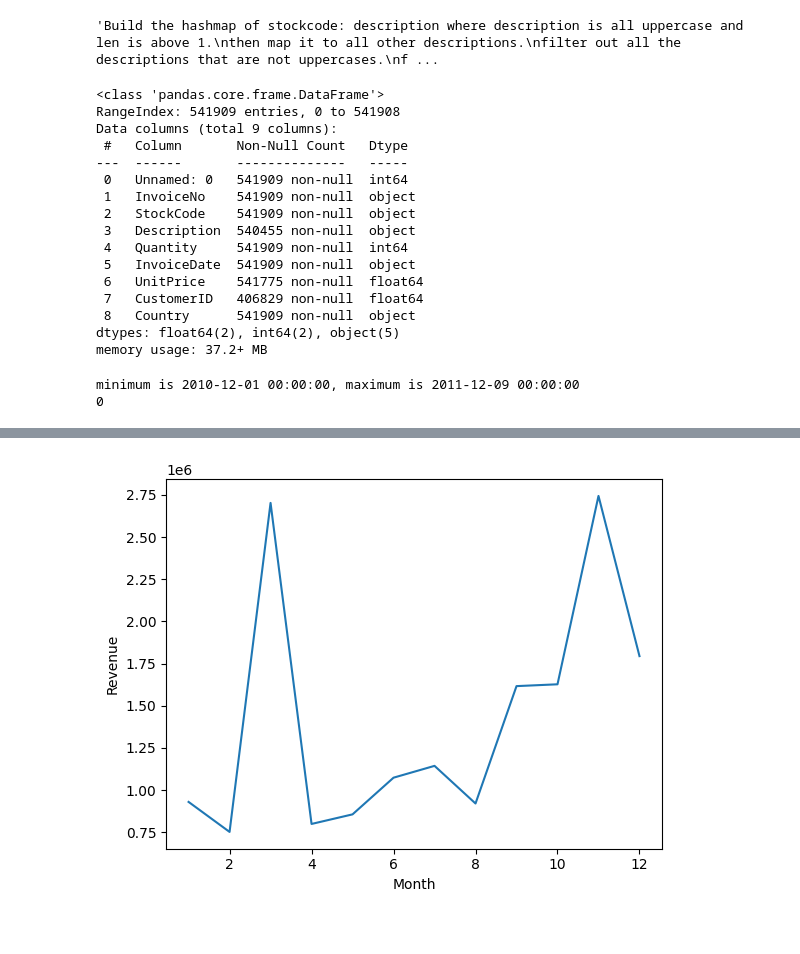
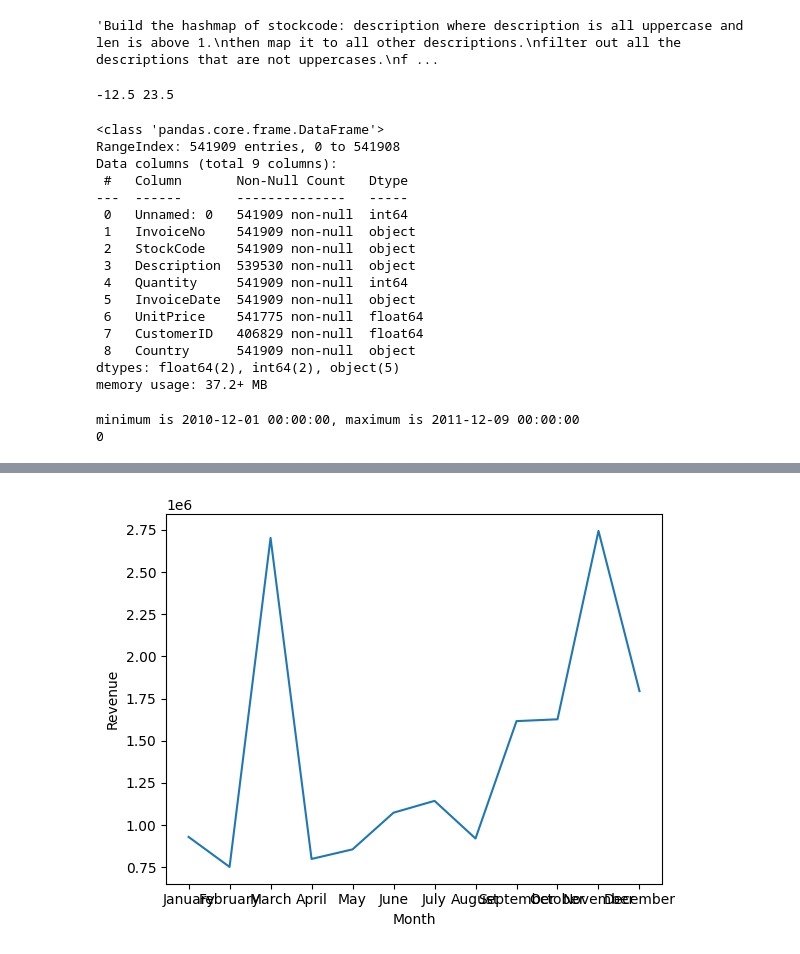
Before and after one commit to Letjoi/ONLINE_RETAIL_ANALYSIS, a Jupyter notebook: python_data_analysis.ipynb, the cells around one changed output, grey strips where cells are left out. Cells and saved outputs as stored; diff of their text form; code cells hidden in the pictures.

Commit message:
price and description mapping code written

```diff
--- a/python_data_analysis.ipynb
+++ b/python_data_analysis.ipynb
@@ -30,23 +30,33 @@ So we can do the following,
 'Build the hashmap of stockcode: description where description is all uppercase and len is above 1.\nthen map it to all other descriptions.\nfilter out all the descriptions that are not uppercases.\nf ...
 # %%
 #Fishing_out outliers
+def outlier_filter(*series_1) -> tuple:
+    '''Finds outlier for numerical Pandas Series of type float and int.
+    Returns:
+            Tuple(lower_bound, upper_bound) whereby lower bound can be found using oulier_filter('x')[0]
+            and upper bound can be found using oulier_filter('x')[1]'''
+    upper = np.quantile(series_1, 0.75)
+    lower = np.quantile(series_1, 0.25)
+    iqr = upper - lower
+    lower_bound = lower - 1.5*iqr
+    upper_bound = upper + 1.5*iqr
+    return (lower_bound, upper_bound)
 
-df_neg = df[df['Quantity'] <= 0]
-df_pos = df[df['Quantity'] > 0]
 
-upper_bound_quantity = np.quantile(df.Quantity, 0.75)
-lower_bound_quantity = np.quantile(df.Quantity, 0.25)
-upper_bound_price = np.quantile(df.UnitPrice, 0.75)
-lower_bound_price = np.quantile(df.UnitPrice, 0.25)
+q1, q2 =  outlier_filter(df.loc[lambda x: x['Quantity'] > 0, ['Quantity']])
 
-quantity_iqr = upper_bound_quantity - lower_bound_quantity
-price_iqr = upper_bound_price - lower_bound_price
-
-#print(f' quantity negatives are {len(df[df['Quantity'] < 0] )}')
-#print(f' unit price negatives are {len(df[df['UnitPrice'] < 0])}')
+print(q1,q2)
+# %% [output]
+-12.5 23.5
 # %%
+clean_description = df[df['Description'].notna() & df['Description'].str.isupper()]
+#stock_description_dict_2 = clean_description[clean_description.loc[clean_description['Description'].str.isupper(), ['StockCode', 'Description']]]
+stock_description_dict = dict(zip(clean_description.StockCode, clean_description.Description))
+
+df['Description'] = df.StockCode.map(stock_description_dict)
 df.info()
-#description_caps = [str(i) for i in df['Description'].str.strip if all(i.upper())]
+
+errored_df = df[df['Description'].isna()]
 # %% [output]
 <class 'pandas.core.frame.DataFrame'>
 RangeIndex: 541909 entries, 0 to 541908
@@ -56,7 +66,7 @@ Data columns (total 9 columns):
  0   Unnamed: 0   541909 non-null  int64
  1   InvoiceNo    541909 non-null  object
  2   StockCode    541909 non-null  object
- 3   Description  540455 non-null  object
+ 3   Description  539530 non-null  object
  4   Quantity     541909 non-null  int64
  5   InvoiceDate  541909 non-null  object
  6   UnitPrice    541775 non-null  float64
@@ -110,11 +120,13 @@ print(df.Month)
 Name: Month, Length: 541909, dtype: category
 Categories (12, object): ['January' < 'February' < 'March' < 'April' ... 'September' < 'October' < 'November' < 'December']
 # %%
+revenue_per_month = df.groupby('Month', observed= False)['Revenue'].sum().reset_index()
+
 import seaborn as sns
 import matplotlib.pyplot as plt
 
 sns.lineplot(data = revenue_per_month, x= 'Month', y= 'Revenue')
 plt.show()
 # %% [output]
-[figure, old version]
+[figure, new version]
 # %%
```
Also changed, not shown: parts of 3 cells of this notebook.
